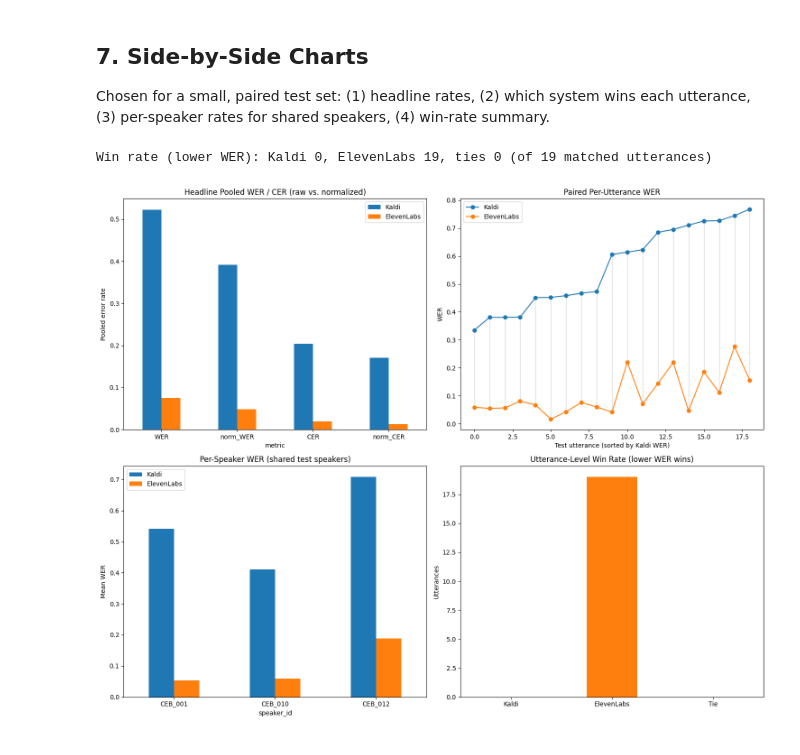
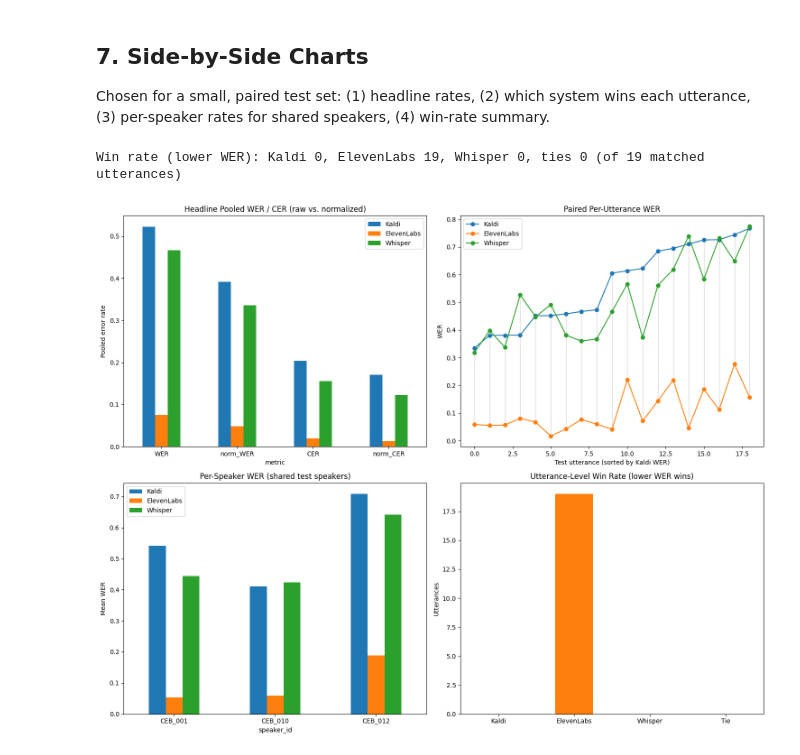
Before and after one commit to troymerales/cebuano-asr-benchmark, a Jupyter notebook: compare.ipynb, the cells around one changed output. Saved outputs shown, nothing was run; the diff lists cells and outputs as text; code cells hidden in the pictures.

```diff
--- a/compare.ipynb
+++ b/compare.ipynb
@@ -39,16 +47,16 @@ import matplotlib.pyplot as plt
 from jiwer import process_words, process_characters
 
 # Fixed per-system colors, reused for every chart -- Kaldi is always this
-# blue, ElevenLabs always this orange, regardless of column order after
-# any groupby/unstack.
-SYSTEM_COLORS = {"Kaldi": "#1f77b4", "ElevenLabs": "#ff7f0e"}
-SYSTEM_ORDER = ["Kaldi", "ElevenLabs"]
+# blue, ElevenLabs always this orange, Whisper always this green,
+# regardless of column order after any groupby/unstack.
+SYSTEM_COLORS = {"Kaldi": "#1f77b4", "ElevenLabs": "#ff7f0e", "Whisper": "#2ca02c"}
+SYSTEM_ORDER = ["Kaldi", "ElevenLabs", "Whisper"]
 
 
 def normalize_bisaya(text):
     # The single normalization function for this benchmark -- lowercase,
     # strip punctuation/hyphens, fold u/o together (common Bisaya spelling
-    # variation). Used nowhere else in the repo; both eval notebooks
+    # variation). Used nowhere else in the repo; all eval notebooks
     # export raw text/metrics only.
     text = str(text).lower()
     text = unicodedata.normalize("NFKC", text)
@@ -193,13 +214,15 @@ breakdown_df.style.format({"pooled_WER": "{:.2%}"})
 fig, ax = plt.subplots(figsize=(9, 5))
 
 error_types = ["substitutions", "deletions", "insertions"]
-bar_width = 0.2
+n_bars = len(SYSTEM_ORDER) * 2  # 2 stages (Raw, Normalized) per system
+bar_width = 0.8 / n_bars
 x = range(len(error_types))
 
 for i, system in enumerate(SYSTEM_ORDER):
     for j, stage in enumerate(["Raw", "Normalized"]):
         values = [breakdown_df.loc[(system, stage), col] for col in error_types]
-        offset = (i * 2 + j - 1.5) * bar_width
+        idx = i * 2 + j
+        offset = (idx - (n_bars - 1) / 2) * bar_width
         ax.bar(
             [xi + offset for xi in x], values, width=bar_width,
             color=SYSTEM_COLORS[system],
@@ -401,53 +424,62 @@ axes[0, 0].set_ylabel("Pooled error rate")
 axes[0, 0].set_title("Headline Pooled WER / CER (raw vs. normalized)")
 axes[0, 0].tick_params(axis="x", rotation=0)
 axes[0, 0].legend(title=None)
 
-paired = kaldi_df[["id", "corpus_index", "WER"]].merge(
-    elevenlabs_df[["corpus_index", "WER"]],
-    on="corpus_index",
-    suffixes=("_kaldi", "_elevenlabs"),
-).sort_values("WER_kaldi").reset_index(drop=True)
+paired = SYSTEMS[SYSTEM_ORDER[0]][["id", "corpus_index", "WER"]].rename(columns={"WER": SYSTEM_ORDER[0]})
+for system in SYSTEM_ORDER[1:]:
+    paired = paired.merge(
+        SYSTEMS[system][["corpus_index", "WER"]].rename(columns={"WER": system}),
+        on="corpus_index",
+    )
+paired = paired.sort_values(SYSTEM_ORDER[0]).reset_index(drop=True)
 
 x = range(len(paired))
-axes[0, 1].plot(x, paired["WER_kaldi"], marker="o", color=SYSTEM_COLORS["Kaldi"], label="Kaldi")
-axes[0, 1].plot(x, paired["WER_elevenlabs"], marker="o", color=SYSTEM_COLORS["ElevenLabs"], label="ElevenLabs")
+for system in SYSTEM_ORDER:
+    axes[0, 1].plot(x, paired[system], marker="o", color=SYSTEM_COLORS[system], label=system)
 for i in x:
+    vals = [paired[system][i] for system in SYSTEM_ORDER]
     axes[0, 1].plot(
-        [i, i], [paired["WER_kaldi"][i], paired["WER_elevenlabs"][i]],
+        [i, i], [min(vals), max(vals)],
         color="gray", alpha=0.3, linewidth=1, zorder=0,
     )
-axes[0, 1].set_xlabel("Test utterance (sorted by Kaldi WER)")
+axes[0, 1].set_xlabel(f"Test utterance (sorted by {SYSTEM_ORDER[0]} WER)")
 axes[0, 1].set_ylabel("WER")
 axes[0, 1].set_title("Paired Per-Utterance WER")
 axes[0, 1].legend()
 
-kaldi_wins = (paired["WER_kaldi"] < paired["WER_elevenlabs"]).sum()
-elevenlabs_wins = (paired["WER_elevenlabs"] < paired["WER_kaldi"]).sum()
-ties = len(paired) - kaldi_wins - elevenlabs_wins
-print(f"Win rate (lower WER): Kaldi {kaldi_wins}, ElevenLabs {elevenlabs_wins}, ties {ties} "
-      f"(of {len(paired)} matched utterances)")
+
+def _row_winner(row):
+    vals = {system: row[system] for system in SYSTEM_ORDER}
+    best = min(vals.values())
+    winners = [s for s, v in vals.items() if v == best]
+    return winners[0] if len(winners) == 1 else "Tie"
+
+
+paired["winner"] = paired.apply(_row_winner, axis=1)
+winner_counts = paired["winner"].value_counts()
+win_counts = pd.Series({s: winner_counts.get(s, 0) for s in SYSTEM_ORDER + ["Tie"]})
+print("Win rate (lower WER): " + ", ".join(f"{s} {win_counts[s]}" for s in SYSTEM_ORDER) +
+      f", ties {win_counts['Tie']} (of {len(paired)} matched utterances)")
 
 speaker_wer = pd.DataFrame({
-    "Kaldi": kaldi_df.groupby("speaker_id")["WER"].mean(),
-    "ElevenLabs": elevenlabs_df.groupby("speaker_id")["WER"].mean(),
+    system: SYSTEMS[system].groupby("speaker_id")["WER"].mean() for system in SYSTEM_ORDER
 })[SYSTEM_ORDER]
 speaker_wer.plot(kind="bar", ax=axes[1, 0], color=[SYSTEM_COLORS[s] for s in SYSTEM_ORDER])
 axes[1, 0].set_ylabel("Mean WER")
 axes[1, 0].set_title("Per-Speaker WER (shared test speakers)")
 axes[1, 0].tick_params(axis="x", rotation=0)
 
-win_counts = pd.Series({"Kaldi": kaldi_wins, "ElevenLabs": elevenlabs_wins, "Tie": ties})
-win_colors = [SYSTEM_COLORS["Kaldi"], SYSTEM_COLORS["ElevenLabs"], "#888888"]
+win_colors = [SYSTEM_COLORS[s] for s in SYSTEM_ORDER] + ["#888888"]
 win_counts.plot(kind="bar", ax=axes[1, 1], color=win_colors)
 axes[1, 1].set_ylabel("Utterances")
 axes[1, 1].set_title("Utterance-Level Win Rate (lower WER wins)")
 axes[1, 1].tick_params(axis="x", rotation=0)
 
 plt.tight_layout()
 plt.show()
 # %% [output]
-Win rate (lower WER): Kaldi 0, ElevenLabs 19, ties 0 (of 19 matched utterances)
+Win rate (lower WER): Kaldi 0, ElevenLabs 19, Whisper 0, ties 0 (of 19 matched utterances)
-[figure, old version]
+[figure, new version]
 # %%
 num_cols = ['WER','norm_WER', 'CER', 'norm_CER',
        'WER_sub', 'WER_del', 'WER_ins', 'WER_hits',  'CER_sub',
```
Also changed, not shown: parts of 12 cells of this notebook, 4 other files.
